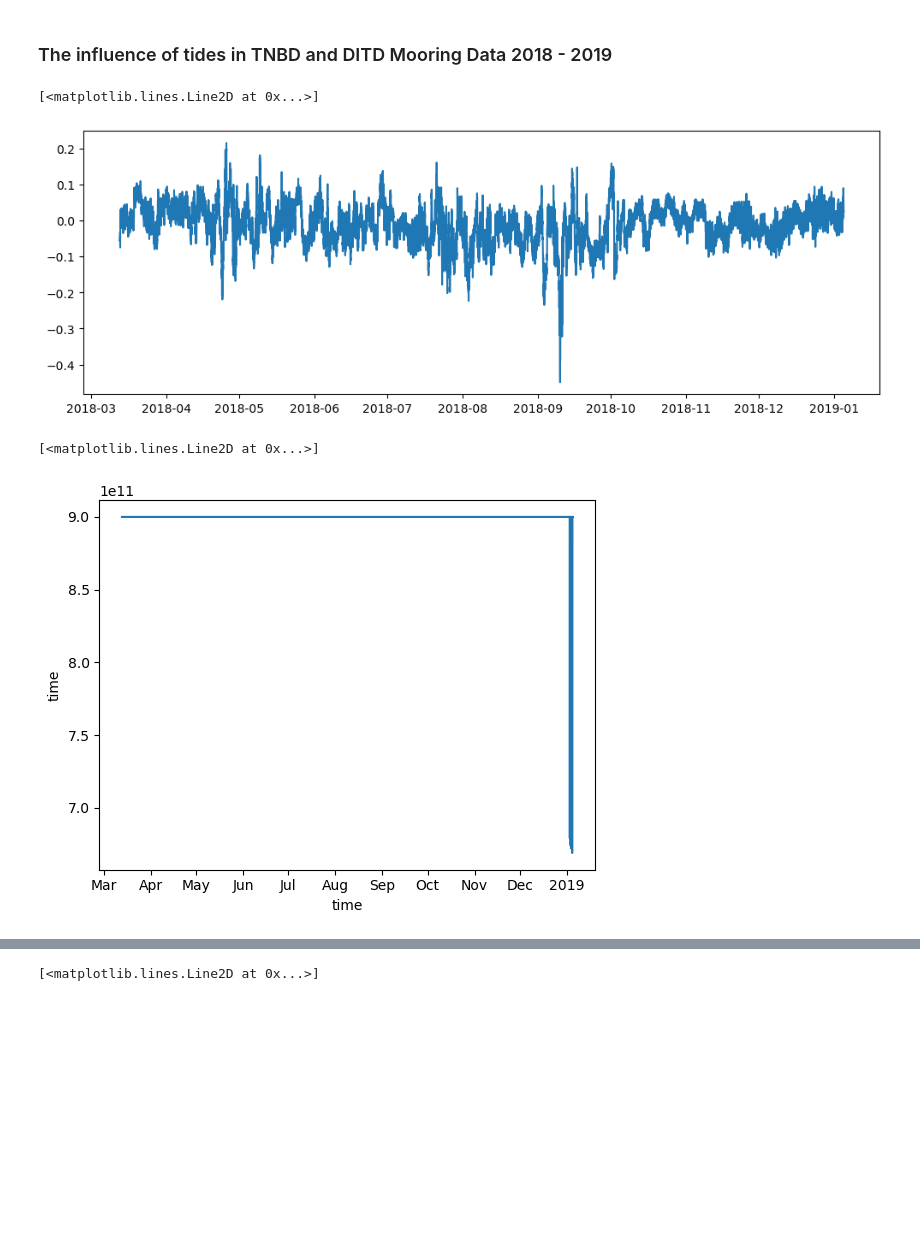
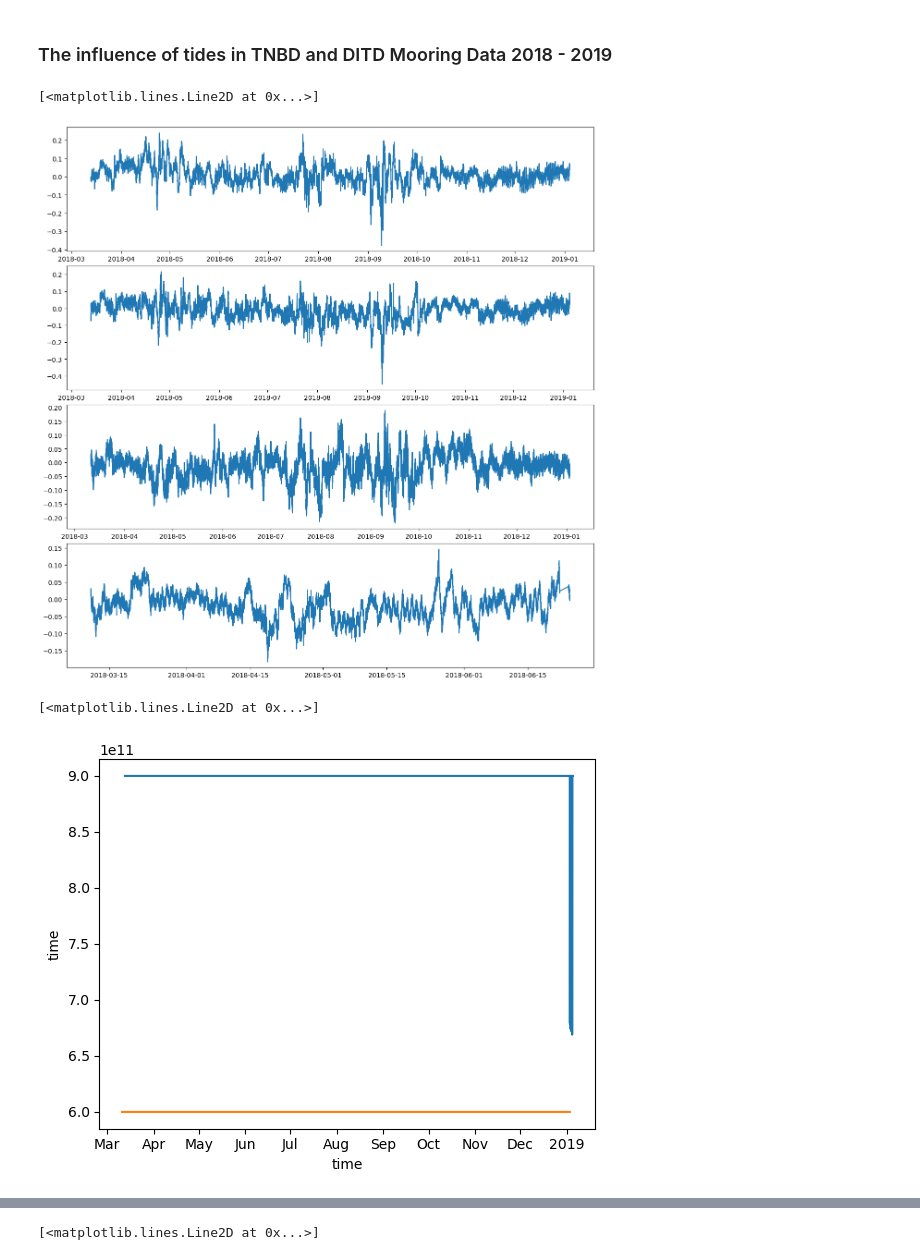
Before and after one commit to MackenzieBlanusa/TNB_tools, a Jupyter notebook: momentum_balance/Tidal_Influnence.ipynb, the cells around one changed output, grey strips where cells are left out. Saved outputs shown, nothing was run; the diff lists cells and outputs as text; code cells hidden in the pictures; blank space fills up the shorter version.

Commit message:
Preliminary DITD and TNBD tidal analysis

```diff
--- a/momentum_balance/Tidal_Influnence.ipynb
+++ b/momentum_balance/Tidal_Influnence.ipynb
@@ -10,19 +12,43 @@ import scipy
 # %%
-# load velocity data
-tnbd_vel1100 = xr.open_dataset('/Users/mackenzie/Documents/Research/PhD/TNB_Research/data/TNB2018_Raw/TNBD/vel_1100.nc')
-# load sbe data
-tnbd_sbe1100 = xr.open_dataset('/Users/mackenzie/Documents/Research/PhD/TNB_Research/data/TNB2018_Raw/TNBD/sbe_1100.nc')
+# load velocity data \Users\mblan\Documents\TNB_Research\data\TNB2018_Raw
+# tnbd_vel1100 = xr.open_dataset('/Users/mackenzie/Documents/Research/PhD/TNB_Research/data/TNB2018_Raw/TNBD/vel_1100.nc')
+# # load sbe data
+# tnbd_sbe1100 = xr.open_dataset('/Users/mackenzie/Documents/Research/PhD/TNB_Research/data/TNB2018_Raw/TNBD/sbe_1100.nc')
+
+# TNBD Data - velocity
+tnbd_vel1100 = xr.open_dataset('/Users/mblan/Documents/TNB_Research/data/TNB2018_Raw/TNBD/vel_1100.nc')
+tnbd_vel1000 = xr.open_dataset('/Users/mblan/Documents/TNB_Research/data/TNB2018_Raw/TNBD/vel_1000.nc')
+# TNBD Data - SBE
+tnbd_sbe1100 = xr.open_dataset('/Users/mblan/Documents/TNB_Research/data/TNB2018_Raw/TNBD/sbe_1100.nc')
+tnbd_sbe1000 = xr.open_dataset('/Users/mblan/Documents/TNB_Research/data/TNB2018_Raw/TNBD/sbe_1000.nc')
+# DITD Data - velocity
+ditd_vel1100 = xr.open_dataset('/Users/mblan/Documents/TNB_Research/data/DITD_2018_2019/vel_1100.nc')
+ditd_vel1200 = xr.open_dataset('/Users/mblan/Documents/TNB_Research/data/DITD_2018_2019/vel_1200.nc')
+# DITD Data - SBE
+ditd_sbe1100 = xr.open_dataset('/Users/mblan/Documents/TNB_Research/data/DITD_2018_2019/sbe_1100.nc')
+ditd_sbe1200 = xr.open_dataset('/Users/mblan/Documents/TNB_Research/data/DITD_2018_2019/sbe_1200.nc')
 # %%
 # plot a time series of the velocity data
-fig = plt.figure(figsize=(12,4))
+fig = plt.figure(figsize=(12,12),constrained_layout=True)
+plt.subplot(4,1,1)
+plt.plot(tnbd_vel1000.time,tnbd_vel1000.east)
+
+plt.subplot(4,1,2)
 plt.plot(tnbd_vel1100.time,tnbd_vel1100.east)
+
+plt.subplot(4,1,3)
+plt.plot(ditd_vel1100.time,ditd_vel1100.east)
+
+plt.subplot(4,1,4)
+plt.plot(ditd_vel1200.time,ditd_vel1200.east)
 # %% [output]
 [<matplotlib.lines.Line2D at 0x...>]
-[figure, old version]
+[figure, new version]
 # %%
 # we need to remove the end of the data because dt gets messed up
 tnbd_vel1100.time.diff('time').plot()
+ditd_vel1100.time.diff('time').plot()
 # %% [output]
 [<matplotlib.lines.Line2D at 0x...>]
-[figure, old version]
+[figure, new version]
 # %%
```
Also changed, not shown: parts of 57 cells of this notebook.
